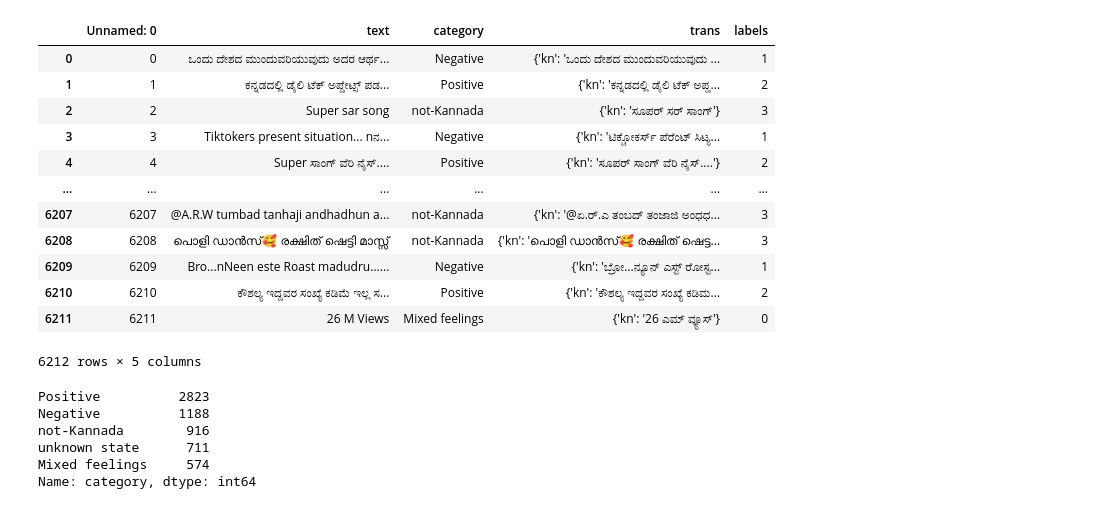
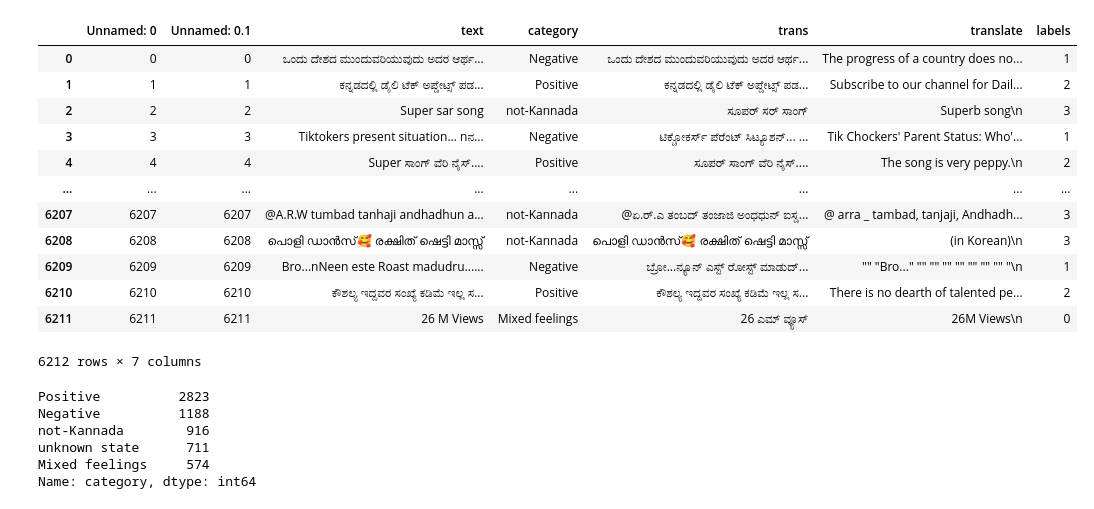
Before and after one commit to karthikpuranik11/FIRE2021, a Jupyter notebook: Kannada/Bert+biLSTM_Kannada_transliterated.ipynb, the cells around one changed output. Saved outputs shown, nothing was run; the diff lists cells and outputs as text; code cells hidden in the pictures.

```diff
--- a/Kannada/Bert+biLSTM_Kannada_transliterated.ipynb
+++ b/Kannada/Bert+biLSTM_Kannada_transliterated.ipynb
@@ -23,25 +23,25 @@ Successfully installed sacremoses-0.0.45 sentencepiece-0.1.96 tokenizers-0.8.1rc
 # %%
 import pandas as pd
 import numpy as np
 from sklearn.preprocessing import LabelEncoder
-train1=pd.read_csv('/content/output_kannada_tran.csv', engine='python')
+train1=pd.read_csv('/content/kan_final.csv', engine='python')
 train1['labels']=LabelEncoder().fit_transform(train1['category'])
 #train=train.drop(columns='label')
 train1
 # %% [output]
-|  | Unnamed: 0 | text | category | trans | labels |
-| 0 | 0 | ಒಂದು ದೇಶದ ಮುಂದುವರಿಯುವುದು ಅದರ ಆರ್ಥ... | Negative | {'kn': 'ಒಂದು ದೇಶದ ಮುಂದುವರಿಯುವುದು ... | 1 |
-| 1 | 1 | ಕನ್ನಡದಲ್ಲಿ ಡೈಲಿ ಟೆಕ್ ಅಪ್ಡೇಟ್ಸ್ ಪಡ... | Positive | {'kn': 'ಕನ್ನಡದಲ್ಲಿ ಡೈಲಿ ಟೆಕ್ ಅಪ್ಡ... | 2 |
-| 2 | 2 | Super sar song | not-Kannada | {'kn': 'ಸೂಪರ್ ಸರ್ ಸಾಂಗ್'} | 3 |
-| 3 | 3 | Tiktokers present situation... nನ... | Negative | {'kn': 'ಟಿಕ್ಚೋಕರ್ಸ್ ಪೆರೆಂಟ್ ಸಿಟ್ಯ... | 1 |
-| 4 | 4 | Super ಸಾಂಗ್ ವೆರಿ ನೈಸ್.... | Positive | {'kn': 'ಸೂಪರ್ ಸಾಂಗ್ ವೆರಿ ನೈಸ್....'} | 2 |
-| ... | ... | ... | ... | ... | ... |
-| 6207 | 6207 | @A.R.W tumbad tanhaji andhadhun a... | not-Kannada | {'kn': '@ಏ.ರ್.ಎ ತಂಬದ್ ತಂಜಾಜಿ ಅಂಧಧ... | 3 |
-| 6208 | 6208 | പൊളി ഡാൻസ്🥰 രക്ഷിത് ഷെട്ടി മാസ്സ് | not-Kannada | {'kn': 'പൊളി ഡാൻസ്🥰 രക്ഷിത് ഷെട്ട... | 3 |
-| 6209 | 6209 | Bro...nNeen este Roast madudru...... | Negative | {'kn': 'ಬ್ರೋ...ನ್ಯೂನ್ ಎಸ್ಟ್ ರೋಸ್ಟ... | 1 |
-| 6210 | 6210 | ಕೌಶಲ್ಯ ಇದ್ದವರ ಸಂಖ್ಯೆ ಕಡಿಮೆ ಇಲ್ಲ ಸ... | Positive | {'kn': 'ಕೌಶಲ್ಯ ಇದ್ದವರ ಸಂಖ್ಯೆ ಕಡಿಮ... | 2 |
-| 6211 | 6211 | 26 M Views | Mixed feelings | {'kn': '26 ಎಮ್ ವ್ಯೂಸ್'} | 0 |
+|  | Unnamed: 0 | Unnamed: 0.1 | text | category | trans | translate | labels |
+| 0 | 0 | 0 | ಒಂದು ದೇಶದ ಮುಂದುವರಿಯುವುದು ಅದರ ಆರ್ಥ... | Negative | ಒಂದು ದೇಶದ ಮುಂದುವರಿಯುವುದು ಅದರ ಆರ್ಥ... | The progress of a country does no... | 1 |
+| 1 | 1 | 1 | ಕನ್ನಡದಲ್ಲಿ ಡೈಲಿ ಟೆಕ್ ಅಪ್ಡೇಟ್ಸ್ ಪಡ... | Positive | ಕನ್ನಡದಲ್ಲಿ ಡೈಲಿ ಟೆಕ್ ಅಪ್ಡೇಟ್ಸ್ ಪಡ... | Subscribe to our channel for Dail... | 2 |
+| 2 | 2 | 2 | Super sar song | not-Kannada | ಸೂಪರ್ ಸರ್ ಸಾಂಗ್ | Superb song\n | 3 |
+| 3 | 3 | 3 | Tiktokers present situation... nನ... | Negative | ಟಿಕ್ಚೋಕರ್ಸ್ ಪೆರೆಂಟ್ ಸಿಟ್ಯೂಶನ್... ... | Tik Chockers' Parent Status: Who'... | 1 |
+| 4 | 4 | 4 | Super ಸಾಂಗ್ ವೆರಿ ನೈಸ್.... | Positive | ಸೂಪರ್ ಸಾಂಗ್ ವೆರಿ ನೈಸ್.... | The song is very peppy.\n | 2 |
+| ... | ... | ... | ... | ... | ... | ... | ... |
+| 6207 | 6207 | 6207 | @A.R.W tumbad tanhaji andhadhun a... | not-Kannada | @ಏ.ರ್.ಎ ತಂಬದ್ ತಂಜಾಜಿ ಅಂಧಧುನ್ ಐಸ್ಡ... | @ arra _ tambad, tanjaji, Andhadh... | 3 |
+| 6208 | 6208 | 6208 | പൊളി ഡാൻസ്🥰 രക്ഷിത് ഷെട്ടി മാസ്സ് | not-Kannada | പൊളി ഡാൻസ്🥰 രക്ഷിത് ഷെട്ടി മാസ്സ് | (in Korean)\n | 3 |
+| 6209 | 6209 | 6209 | Bro...nNeen este Roast madudru...... | Negative | ಬ್ರೋ...ನ್ಯೂನ್ ಎಸ್ಟ್ ರೋಸ್ಟ್ ಮಾಡುದ್... | "" "Bro..." "" "" "" "" "" "" "" "\n | 1 |
+| 6210 | 6210 | 6210 | ಕೌಶಲ್ಯ ಇದ್ದವರ ಸಂಖ್ಯೆ ಕಡಿಮೆ ಇಲ್ಲ ಸ... | Positive | ಕೌಶಲ್ಯ ಇದ್ದವರ ಸಂಖ್ಯೆ ಕಡಿಮೆ ಇಲ್ಲ ಸ... | There is no dearth of talented pe... | 2 |
+| 6211 | 6211 | 6211 | 26 M Views | Mixed feelings | 26 ಎಮ್ ವ್ಯೂಸ್ | 26M Views\n | 0 |
-6212 rows × 5 columns
+6212 rows × 7 columns
 # %%
 train1['category'].value_counts()
 # %% [output]
```
Also changed, not shown: parts of 9 cells of this notebook.
